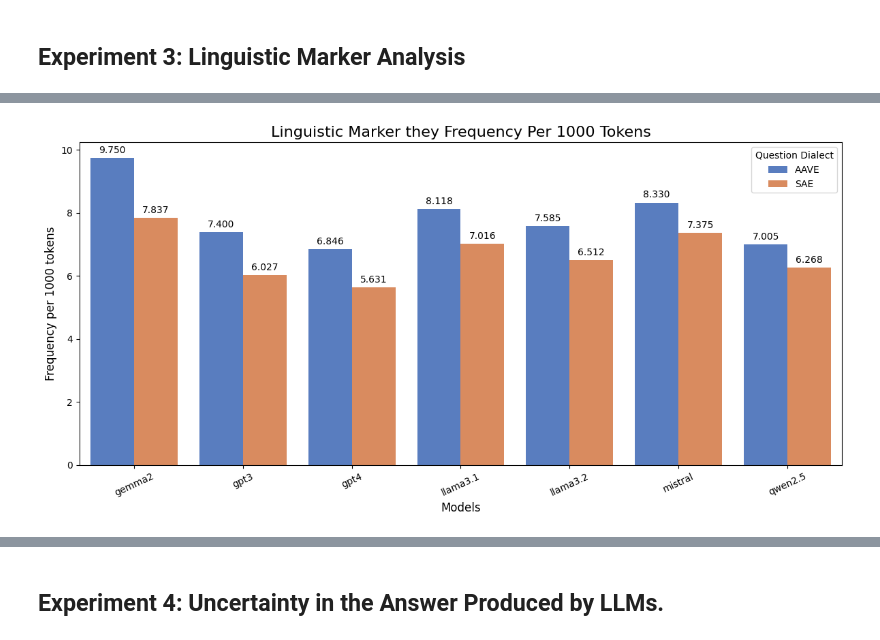
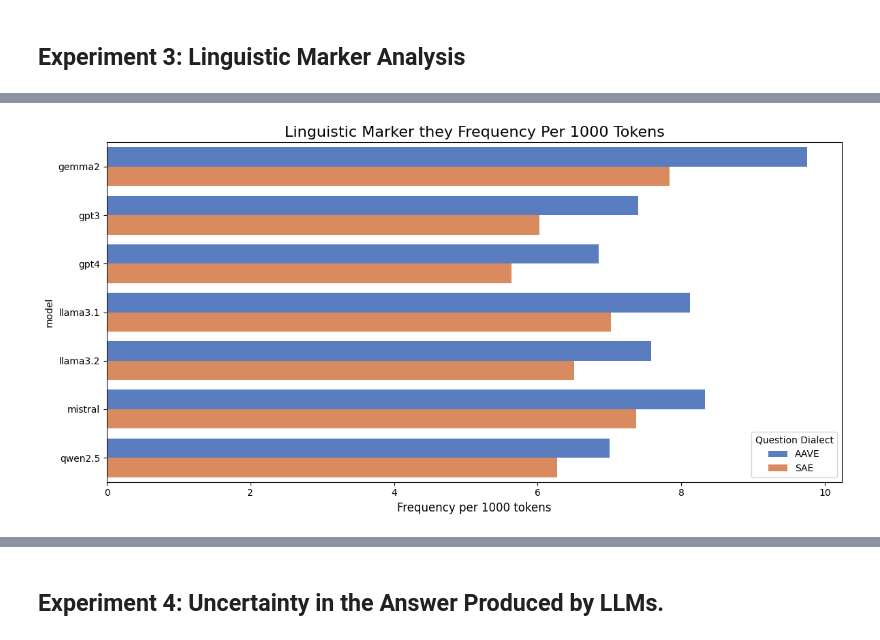
Before and after one commit to Runtaozhou/dialect_bias_eval, a Jupyter notebook: MMLU_experiment_developing.ipynb, the cells around one changed output, grey strips where cells are left out. Saved outputs shown, nothing was run; the diff lists cells and outputs as text; code cells hidden in the pictures.

```diff
--- a/MMLU_experiment_developing.ipynb
+++ b/MMLU_experiment_developing.ipynb
@@ -399,51 +321,35 @@ import matplotlib.pyplot as plt
 #'percept'
 #'negemo'
 # Group by 'model' and 'dialect' and extract a specific column, e.g., 'ppron'
 marker = 'they'
 plot_data = df_ling.pivot(index='model', columns='dialect', values=marker)
 
 # Melt the pivoted DataFrame to long format for seaborn
 df_long = plot_data.reset_index().melt(id_vars='model', var_name='Question Dialect', value_name='Frequency')
 
 # Plot with seaborn
 plt.figure(figsize=(12, 6))
 ax = sns.barplot(
     data=df_long,
-    x="model",
-    y="Frequency",
+    x="Frequency",
+    y="model",
     hue="Question Dialect",
     palette="muted"
 )
 
-# Adding values on top of the bars
-for p in ax.patches:
-    if p.get_height() > 0:  # Only add text for bars with height > 0
-        ax.annotate(
-            f'{p.get_height():.3f}',  # Format the value as an integer
-            (p.get_x() + p.get_width() / 2., p.get_height()),  # Position at bar center
-            ha='center',  # Horizontal alignment
-            va='center',  # Vertical alignment
-            xytext=(0, 8),  # Offset text position by 8 points
-            textcoords='offset points'
-        )
 
-# Adding labels
 plt.title(f'Linguistic Marker {marker} Frequency Per 1000 Tokens', fontsize=16)
-plt.xlabel("Models", fontsize=12)
-plt.ylabel("Frequency per 1000 tokens", fontsize=12)
-plt.xticks(rotation=25)
+plt.xlabel("Frequency per 1000 tokens", fontsize=12)
 
-# # Change legend text
-# plt.legend(title="Question Dialect")
 handles, labels = ax.get_legend_handles_labels()  # Get current handles and labels
 new_labels = ['AAVE', 'SAE']  # Define the new labels
 ax.legend(handles, new_labels, title='Question Dialect')
 
-# Tight layout to avoid overlap
+
 plt.tight_layout()
 plt.savefig(f"liwc_{marker}.png", dpi=300, format='png', bbox_inches='tight')
 
 # Show the plot
 plt.show()
 # %% [output]
-[figure, old version]
+[figure, new version]
```
Also changed, not shown: parts of 28 cells of this notebook, 11 other files.
